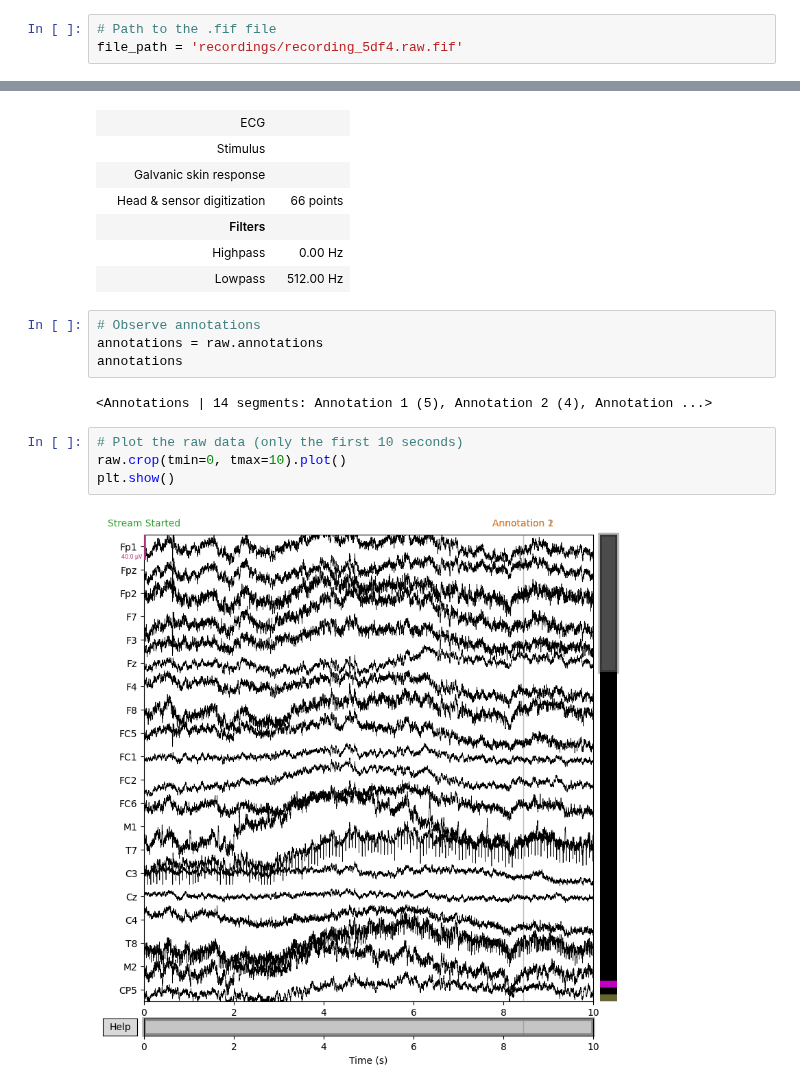
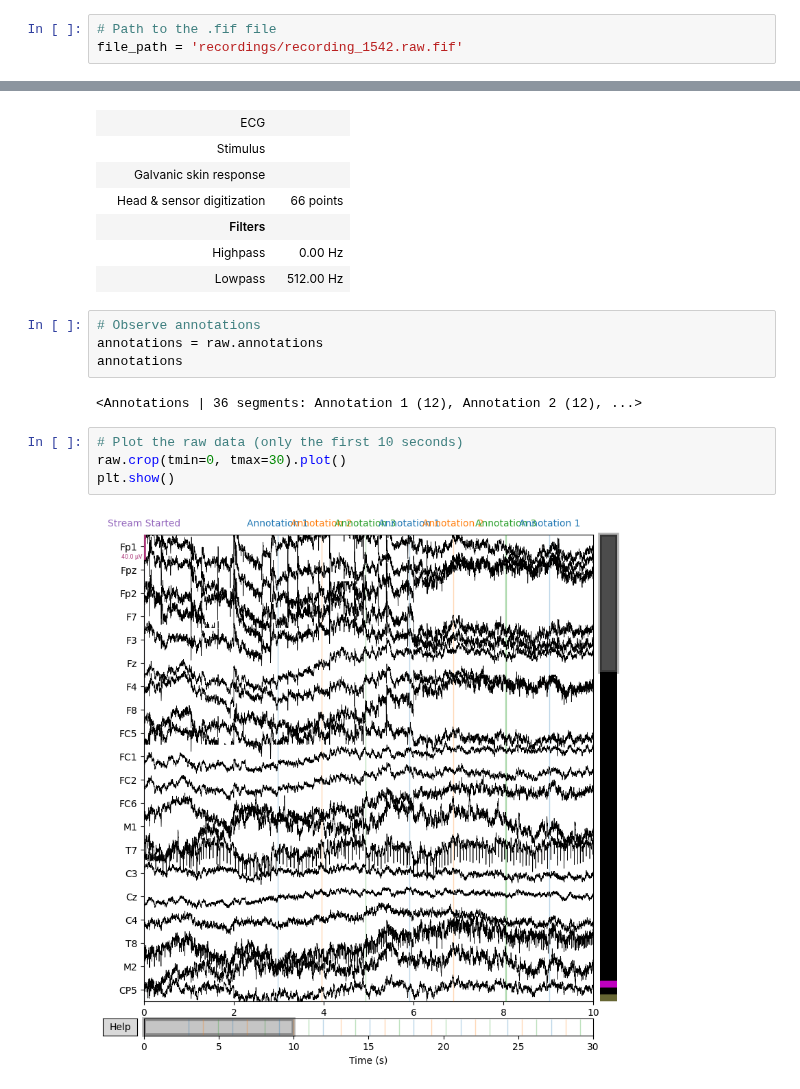
Before and after one commit to lnadi17/bci-game-server, a Jupyter notebook: plot_recording.ipynb, the cells around one changed output, grey strips where cells are left out. Cells and saved outputs as stored; diff of their text form.

```diff
--- a/plot_recording.ipynb
+++ b/plot_recording.ipynb
@@ -3,7 +3,7 @@ import mne
 import matplotlib.pyplot as plt
 # %%
 # Path to the .fif file
-file_path = 'recordings/recording_5df4.raw.fif'
+file_path = 'recordings/recording_1542.raw.fif'
 # %%
 # Read the raw data
 raw = mne.io.read_raw_fif(file_path, preload=True)
@@ -38,10 +38,10 @@ raw.info
 annotations = raw.annotations
 annotations
 # %% [output]
-<Annotations | 14 segments: Annotation 1 (5), Annotation 2 (4), Annotation ...>
+<Annotations | 36 segments: Annotation 1 (12), Annotation 2 (12), ...>
 # %%
 # Plot the raw data (only the first 10 seconds)
-raw.crop(tmin=0, tmax=10).plot()
+raw.crop(tmin=0, tmax=30).plot()
 plt.show()
 # %% [output]
-[figure, old version]
+[figure, new version]
```
Also changed, not shown: parts of 1 cell of this notebook, 1 other file.
